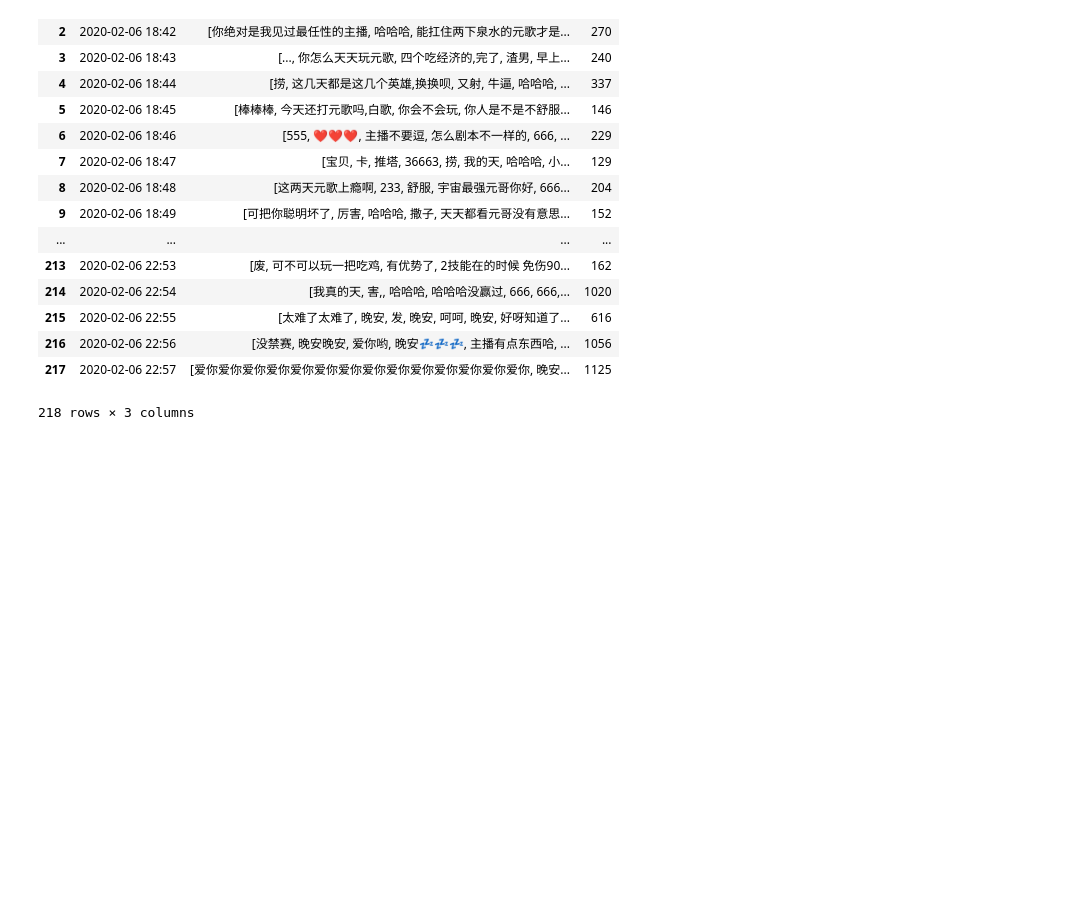
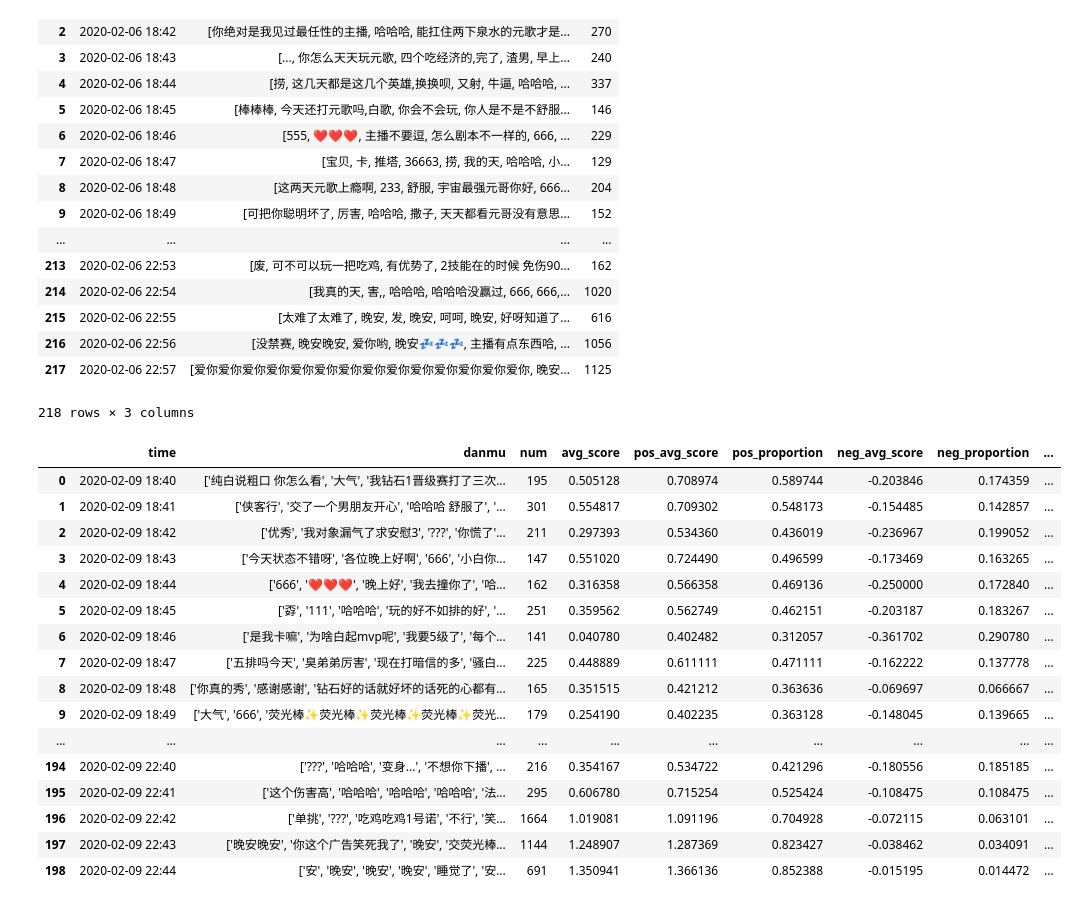
Before and after one commit to zhou-xingxing/graduate_work, a Jupyter notebook: notebook/弹幕片段情感标注.ipynb, the cells around one changed output. Drawn from its saved outputs; the diff is of its cells as text; code cells hidden in the pictures; blank space fills up the shorter version.

```diff
--- a/notebook/弹幕片段情感标注.ipynb
+++ b/notebook/弹幕片段情感标注.ipynb
@@ -327,3 +327,27 @@ dtype: float64
 | 216 | 2020-02-06 22:56 | [没禁赛, 晚安晚安, 爱你哟, 晚安💤💤💤, 主播有点东西哈, ... | 1056 |
 | 217 | 2020-02-06 22:57 | [爱你爱你爱你爱你爱你爱你爱你爱你爱你爱你爱你爱你爱你爱你, 晚安... | 1125 |
 218 rows × 3 columns
+# %%
+import pandas as pd
+pd.set_option('display.max_rows', None)
+data=pd.read_csv(r'../data/room911/senti_feature_frag_room911danmu0209.csv')
+
+data
+# %% [output]
+|  | time | danmu | num | avg_score | pos_avg_score | pos_proportion | neg_avg_score | neg_proportion | ... |
+| 0 | 2020-02-09 18:40 | ['纯白说粗口 你怎么看', '大气', '我钻石1晋级赛打了三次... | 195 | 0.505128 | 0.708974 | 0.589744 | -0.203846 | 0.174359 | ... |
+| 1 | 2020-02-09 18:41 | ['侠客行', '交了一个男朋友开心', '哈哈哈 舒服了', '... | 301 | 0.554817 | 0.709302 | 0.548173 | -0.154485 | 0.142857 | ... |
+| 2 | 2020-02-09 18:42 | ['优秀', '我对象漏气了求安慰3', '???', '你慌了'... | 211 | 0.297393 | 0.534360 | 0.436019 | -0.236967 | 0.199052 | ... |
+| 3 | 2020-02-09 18:43 | ['今天状态不错呀', '各位晚上好啊', '666', '小白你... | 147 | 0.551020 | 0.724490 | 0.496599 | -0.173469 | 0.163265 | ... |
+| 4 | 2020-02-09 18:44 | ['666', '❤❤❤', '晚上好', '我去撞你了', '哈... | 162 | 0.316358 | 0.566358 | 0.469136 | -0.250000 | 0.172840 | ... |
+| 5 | 2020-02-09 18:45 | ['孬', '111', '哈哈哈', '玩的好不如排的好', '... | 251 | 0.359562 | 0.562749 | 0.462151 | -0.203187 | 0.183267 | ... |
+| 6 | 2020-02-09 18:46 | ['是我卡嘛', '为啥白起mvp呢', '我要5级了', '每个... | 141 | 0.040780 | 0.402482 | 0.312057 | -0.361702 | 0.290780 | ... |
+| 7 | 2020-02-09 18:47 | ['五排吗今天', '臭弟弟厉害', '现在打暗信的多', '骚白... | 225 | 0.448889 | 0.611111 | 0.471111 | -0.162222 | 0.137778 | ... |
+| 8 | 2020-02-09 18:48 | ['你真的秀', '感谢感谢', '钻石好的话就好坏的话死的心都有... | 165 | 0.351515 | 0.421212 | 0.363636 | -0.069697 | 0.066667 | ... |
+| 9 | 2020-02-09 18:49 | ['大气', '666', '荧光棒✨荧光棒✨荧光棒✨荧光棒✨荧光... | 179 | 0.254190 | 0.402235 | 0.363128 | -0.148045 | 0.139665 | ... |
+| ... | ... | ... | ... | ... | ... | ... | ... | ... | ... |
+| 194 | 2020-02-09 22:40 | ['???', '哈哈哈', '变身...', '不想你下播', ... | 216 | 0.354167 | 0.534722 | 0.421296 | -0.180556 | 0.185185 | ... |
+| 195 | 2020-02-09 22:41 | ['这个伤害高', '哈哈哈', '哈哈哈', '哈哈哈', '法... | 295 | 0.606780 | 0.715254 | 0.525424 | -0.108475 | 0.108475 | ... |
+| 196 | 2020-02-09 22:42 | ['单挑', '???', '吃鸡吃鸡1号诺', '不行', '笑... | 1664 | 1.019081 | 1.091196 | 0.704928 | -0.072115 | 0.063101 | ... |
+| 197 | 2020-02-09 22:43 | ['晚安晚安', '你这个广告笑死我了', '晚安', '交荧光棒... | 1144 | 1.248907 | 1.287369 | 0.823427 | -0.038462 | 0.034091 | ... |
+| 198 | 2020-02-09 22:44 | ['安', '晚安', '晚安', '晚安', '睡觉了', '安... | 691 | 1.350941 | 1.366136 | 0.852388 | -0.015195 | 0.014472 | ... |
```
Also changed, not shown: 3 other files.
